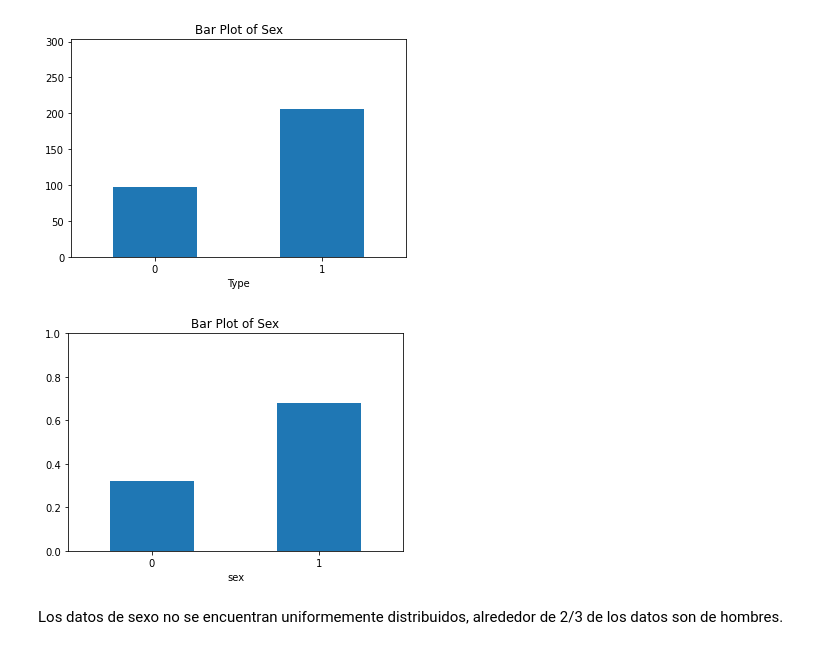
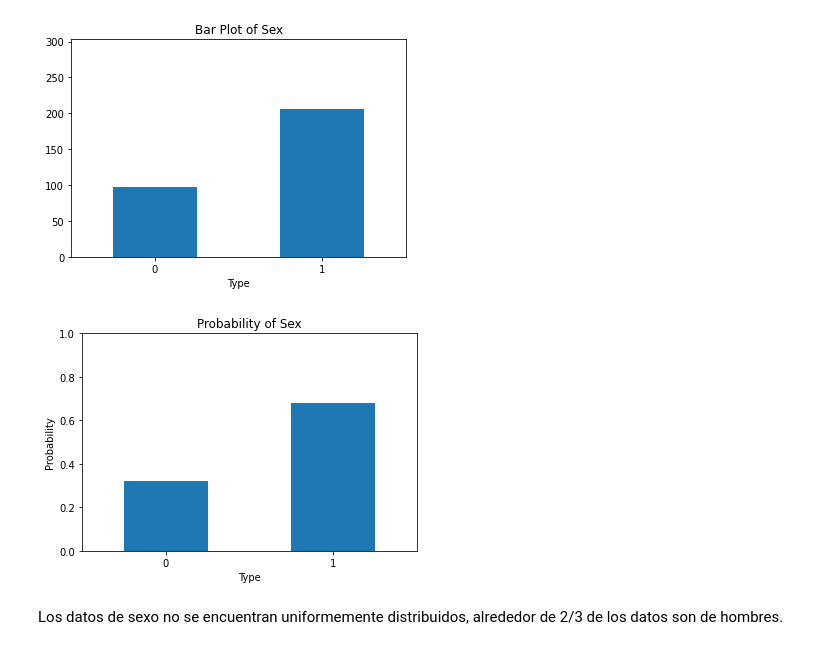
Before and after one commit to AnaliticaComputacional-2023-10/Proyecto1, a Jupyter notebook: Proyecto1.ipynb, the cells around one changed output. Drawn from its saved outputs; the diff is of its cells as text; code cells hidden in the pictures.

```diff
--- a/Proyecto1.ipynb
+++ b/Proyecto1.ipynb
@@ -201,11 +201,12 @@ plt.show()
 [figure]
 # %%
 ax = bar['prob'].plot.bar(rot=0, ylim=[0, 1], legend=False)
-ax.set_title('Bar Plot of Sex')
+ax.set_title('Probability of Sex')
 ax.set_xlabel('Type')
+ax.set_ylabel('Probability')
 plt.show()
 # %% [output]
-[figure, old version]
+[figure, new version]
 # %% [markdown]
 Los datos de sexo no se encuentran uniformemente distribuidos, alrededor de 2/3 de los datos son de hombres.
 # %% [markdown]
```
Also changed, not shown: parts of 2 cells of this notebook.
